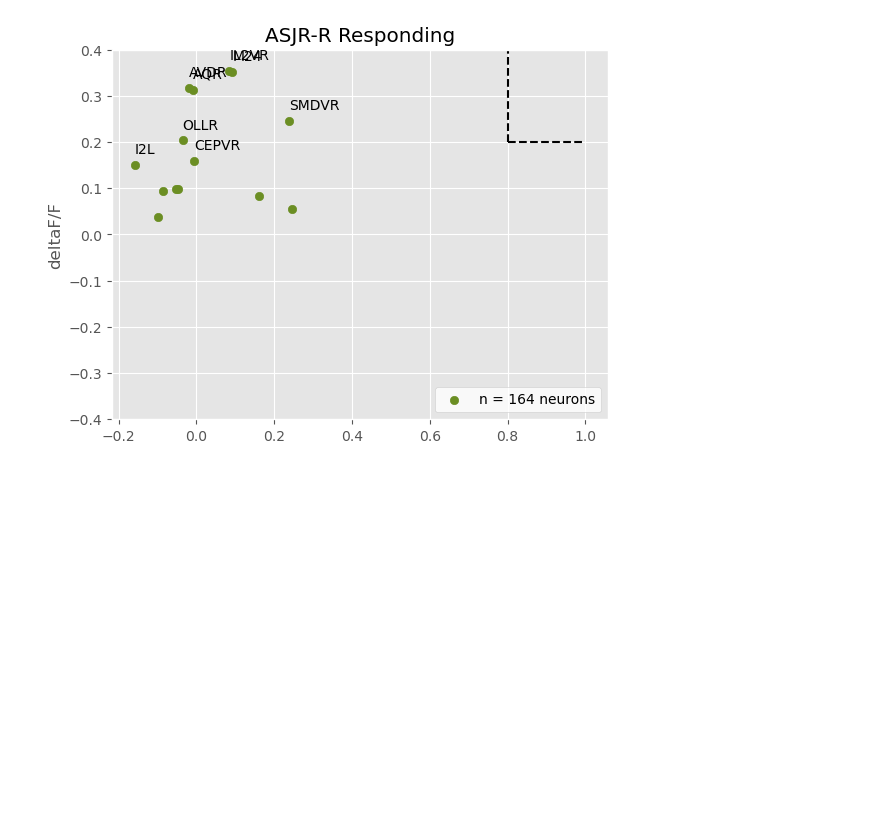
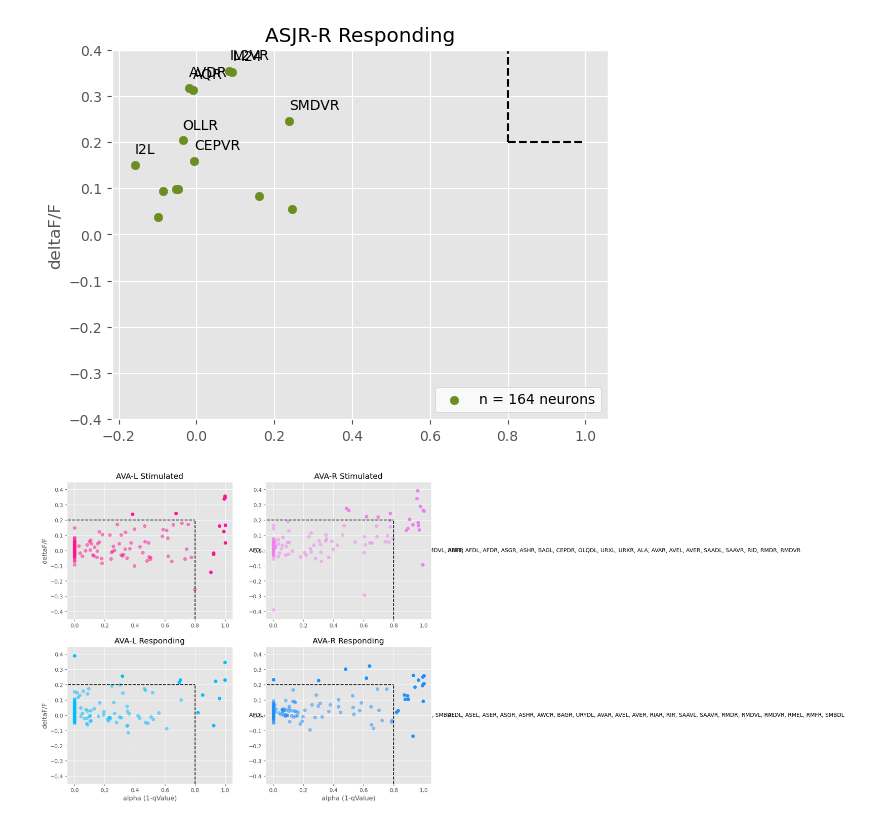
Before and after one commit to lanceman999/Gordus_scripts, a Jupyter notebook: ASJ_neuron/RandiEtAl_ASJ_stimulated.ipynb, the cells around one changed output. Drawn from its saved outputs; the diff is of its cells as text; code cells hidden in the pictures; blank space fills up the shorter version.

```diff
--- a/ASJ_neuron/RandiEtAl_ASJ_stimulated.ipynb
+++ b/ASJ_neuron/RandiEtAl_ASJ_stimulated.ipynb
@@ -250,3 +261,98 @@ plt.legend(loc = 'lower right', facecolor = 'white')
 164
 <matplotlib.legend.Legend at 0x...>
 [figure]
+# %%
+'''
+AVA randomly turns on and off, so time of stimulation and period of pulses may matter.....
+'''
+
+rawdata_deltaF_AVAL_stimulated = rawData_deltaF['AVAL']
+rawdata_alpha_AVAL_stimulated = rawData_alpha['AVAL']
+rawdata_deltaF_AVAR_stimulated = rawData_deltaF['AVAR']
+rawdata_alpha_AVAR_stimulated = rawData_alpha['AVAR']
+rawdata_deltaF_AVAL_responding = rawData_deltaF.T['AVAL'] #first transpose the data so that the responding neuron names are the columns
+rawdata_alpha_AVAL_responding = rawData_alpha.T['AVAL']
+rawdata_deltaF_AVAR_responding = rawData_deltaF.T['AVAR']
+rawdata_alpha_AVAR_responding = rawData_alpha.T['AVAR']
+
+
+# plt.style.use("ggplot")
+
+# def label_points(x, y, ax):
+#     labeled = (x > 0.8) | (y > 0.2)
+#     for i, txt in enumerate(x[labeled].index):
+#         ax.annotate(txt, (x[labeled][i], y[labeled][i] + 0.025))
+#     return labeled
+
+# fig, axs = plt.subplots(2, 2, figsize=(10, 10))
+# ax1, ax2, ax3, ax4 = axs.flatten()
+
+# for ax, alpha, deltaF, color, title in zip(
+#     [ax1, ax2, ax3, ax4],
+#     [rawdata_alpha_AVAL_stimulated, rawdata_alpha_AVAR_stimulated, rawdata_alpha_AVAL_responding, rawdata_alpha_AVAR_responding],
+#     [rawdata_deltaF_AVAL_stimulated, rawdata_deltaF_AVAR_stimulated, rawdata_deltaF_AVAL_responding, rawdata_deltaF_AVAR_responding],
+#     ['deeppink', 'violet', 'deepskyblue', 'dodgerblue'],
+#     ['AVA-L Stimulated', 'AVA-R Stimulated', 'AVA-L Responding', 'AVA-R Responding']
+# ):
+#     labeled = label_points(alpha, deltaF, ax)
+#     ax.scatter(alpha[~labeled], deltaF[~labeled], color=color, alpha=0.5)
+#     ax.scatter(alpha[labeled], deltaF[labeled], color=color)
+#     ax.set_title(title)
+#     ax.set_ylim(-0.45, 0.45)
+#     ax.set_xlim(-0.05, 1.05)
+#     ax.vlines(0.8, -0.45, 0.2, color='black', linestyle='dashed')
+#     ax.hlines(0.2, -0.5, 0.8, color='black', linestyle='dashed')
+
+# ax3.set_xlabel('alpha (1-qValue)')
+# ax4.set_xlabel('alpha (1-qValue)')
+# ax1.set_ylabel('deltaF/F')
+# ax3.set_ylabel('deltaF/F')
+
+plt.style.use("ggplot")
+
+def get_labeled_points(x, y):
+    labeled = (x > 0.8) | (y > 0.2)
+    return x[labeled].index.tolist()
+
+fig, axs = plt.subplots(2, 2, figsize=(12, 10))  # Increase figure size to accommodate neuron list
+ax1, ax2, ax3, ax4 = axs.flatten()
+
+for ax, alpha, deltaF, color, title in zip(
+    [ax1, ax2, ax3, ax4],
+    [rawdata_alpha_AVAL_stimulated, rawdata_alpha_AVAR_stimulated, rawdata_alpha_AVAL_responding, rawdata_alpha_AVAR_responding],
+    [rawdata_deltaF_AVAL_stimulated, rawdata_deltaF_AVAR_stimulated, rawdata_deltaF_AVAL_responding, rawdata_deltaF_AVAR_responding],
+    ['deeppink', 'violet', 'deepskyblue', 'dodgerblue'],
+    ['AVA-L Stimulated', 'AVA-R Stimulated', 'AVA-L Responding', 'AVA-R Responding']
+):
+    labeled = (alpha > 0.8) | (deltaF > 0.2)
+    ax.scatter(alpha[~labeled], deltaF[~labeled], color=color, alpha=0.5)
+    ax.scatter(alpha[labeled], deltaF[labeled], color=color)
+    ax.set_title(title)
+    ax.set_ylim(-0.45, 0.45)
+    ax.set_xlim(-0.05, 1.05)
+    ax.vlines(0.8, -0.45, 0.2, color='black', linestyle='dashed')
+    ax.hlines(0.2, -0.5, 0.8, color='black', linestyle='dashed')
+
+    # Get neuron names that fall within the specified range
+    neuron_names = get_labeled_points(alpha, deltaF)
+    neuron_names_str = ', '.join(neuron_names)
+
+    # Display neuron names to the right of each subplot
+    ax.text(1.1, 0.5, neuron_names_str, transform=ax.transAxes, verticalalignment='center')
+
+ax3.set_xlabel('alpha (1-qValue)')
+ax4.set_xlabel('alpha (1-qValue)')
+ax1.set_ylabel('deltaF/F')
+ax3.set_ylabel('deltaF/F')
+
+plt.tight_layout()
+plt.show()
+
+
+
+
+
+
+# fig.savefig("/Users/cmdb/Desktop/GORDUS_rotation/ASJ_neuron_stuff/plots/RanditEtal_AVA_stimulated.png", dpi=900)
+# %% [output]
+[figure, added]
```
Also changed, not shown: parts of 3 cells of this notebook.
